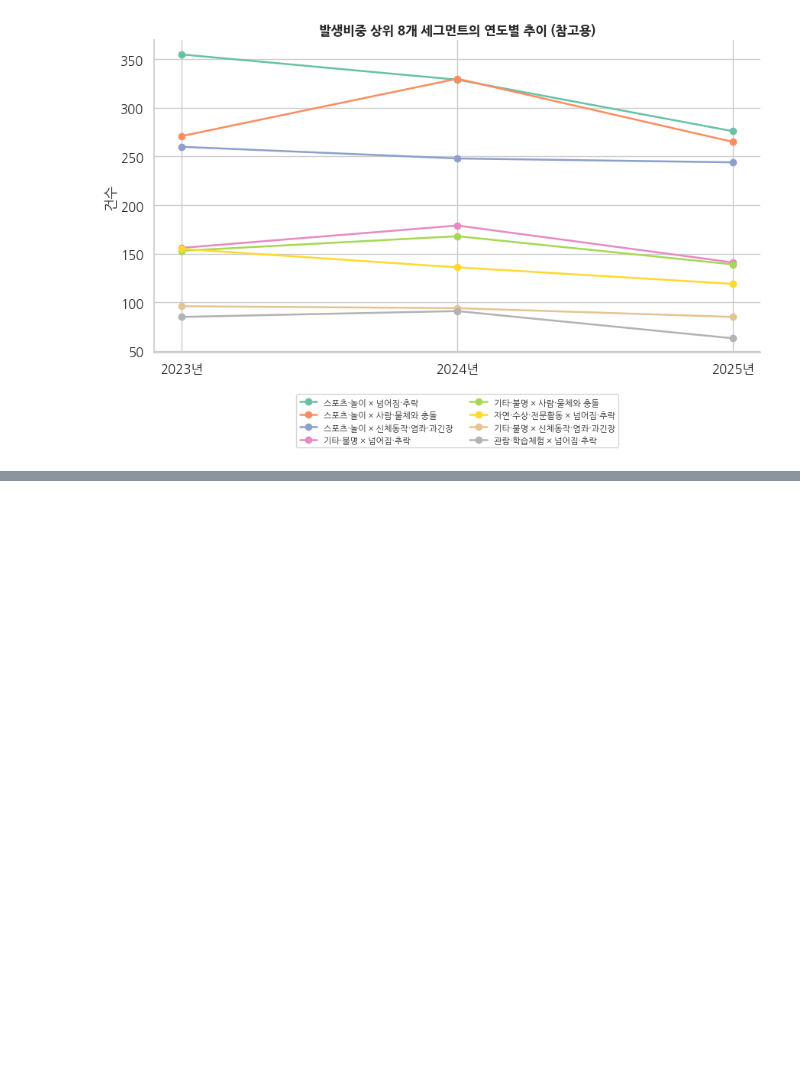
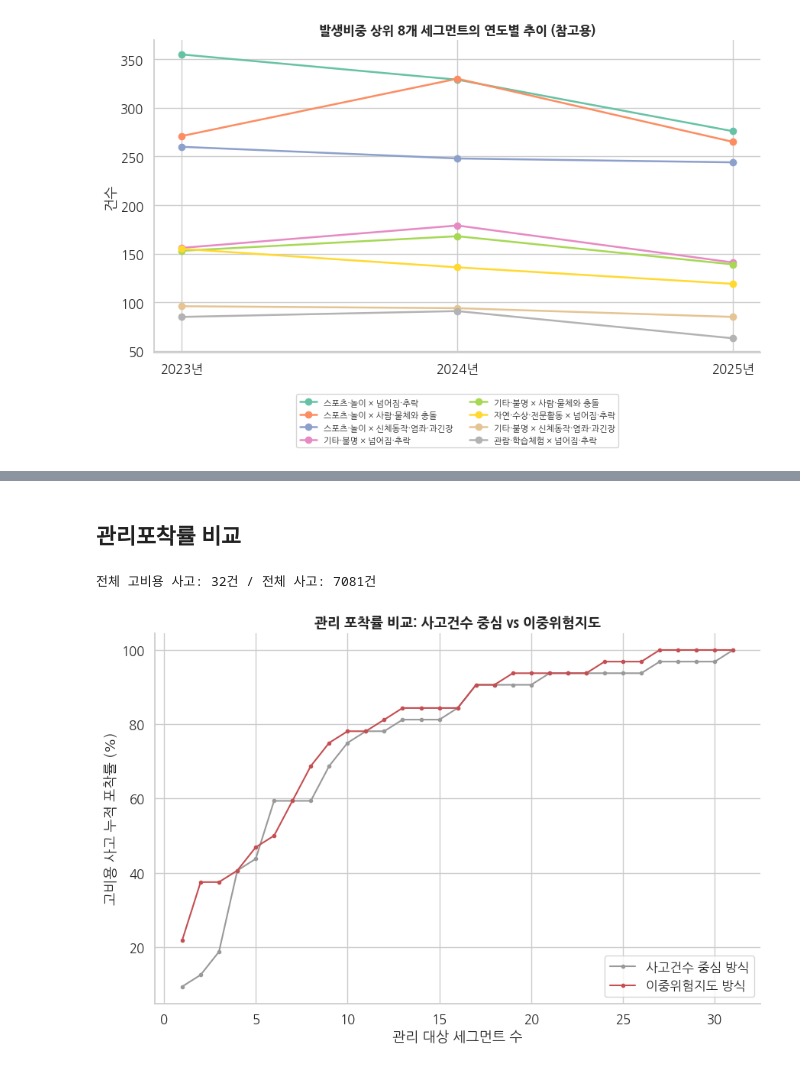
Before and after one commit to gyubeen13/school-safety, a Jupyter notebook: notebooks/02_segment_and_risk_index.ipynb, the cells around one changed output, grey strips where cells are left out. Cells and saved outputs as stored; diff of their text form; code cells hidden in the pictures; blank space fills up the shorter version.

```diff
--- a/notebooks/02_segment_and_risk_index.ipynb
+++ b/notebooks/02_segment_and_risk_index.ipynb
@@ -881,0 +1624,54 @@ display(
+# %% [markdown]
+## 관리포착률 비교
+# %%
+import matplotlib.pyplot as plt
+
+# 세그먼트별 500만원 이상 고비용건수 확인 (없다면 재계산)
+if '고비용건수_500만' not in segment_main.columns:
+    comp_main['고비용여부_500만'] = comp_main['총보상금'] >= 5_000_000
+    high_cost_by_segment = (
+        comp_main[comp_main['세그먼트'].isin(segment_main['세그먼트'])]
+        .groupby('세그먼트')['고비용여부_500만']
+        .sum()
+        .reset_index(name='고비용건수_500만')
+    )
+    segment_main = segment_main.merge(high_cost_by_segment, on='세그먼트', how='left')
+
+total_high_cost = segment_main['고비용건수_500만'].sum()
+total_accidents = segment_main['사고건수'].sum()
+print(f"전체 고비용 사고: {total_high_cost}건 / 전체 사고: {total_accidents}건")
+# %% [output]
+전체 고비용 사고: 32건 / 전체 사고: 7081건
+# %%
+# 방식 1: 사고건수(발생비중) 중심 순위
+ranking_freq = segment_main.sort_values('발생비중', ascending=False).reset_index(drop=True)
+
+# 방식 2: 이중위험지도 우선순위 (사분면 우선 + 사분면 내 조건부심각도 순)
+quadrant_priority = {'복합고위험형': 0, '잠복고비용형': 1, '만성반복형': 2, '일반관리형': 3}
+segment_main['사분면_우선순위'] = segment_main['사분면'].map(quadrant_priority)
+ranking_dual = segment_main.sort_values(
+    ['사분면_우선순위', '조건부심각도'], ascending=[True, False]
+).reset_index(drop=True)
+# %%
+# N(관리 세그먼트 수)을 1~31까지 늘려가며, 두 방식의 누적 고비용 포착률 계산
+n_range = range(1, len(segment_main) + 1)
+
+capture_freq = [ranking_freq.head(n)['고비용건수_500만'].sum() / total_high_cost * 100 for n in n_range]
+capture_dual = [ranking_dual.head(n)['고비용건수_500만'].sum() / total_high_cost * 100 for n in n_range]
+# %%
+fig, ax = plt.subplots(figsize=(9, 6))
+
+ax.plot(list(n_range), capture_freq, marker='o', markersize=3, color='#999999', label='사고건수 중심 방식')
+ax.plot(list(n_range), capture_dual, marker='o', markersize=3, color='#C44E52', label='이중위험지도 방식')
+
+ax.set_xlabel('관리 대상 세그먼트 수')
+ax.set_ylabel('고비용 사고 누적 포착률 (%)')
+ax.set_title('관리 포착률 비교: 사고건수 중심 vs 이중위험지도', fontsize=13, fontweight='bold')
+ax.legend(loc='lower right')
+ax.spines['top'].set_visible(False)
+ax.spines['right'].set_visible(False)
+
+plt.tight_layout()
+plt.show()
+# %% [output]
+[figure, added]
```
Also changed, not shown: parts of 54 cells of this notebook.
